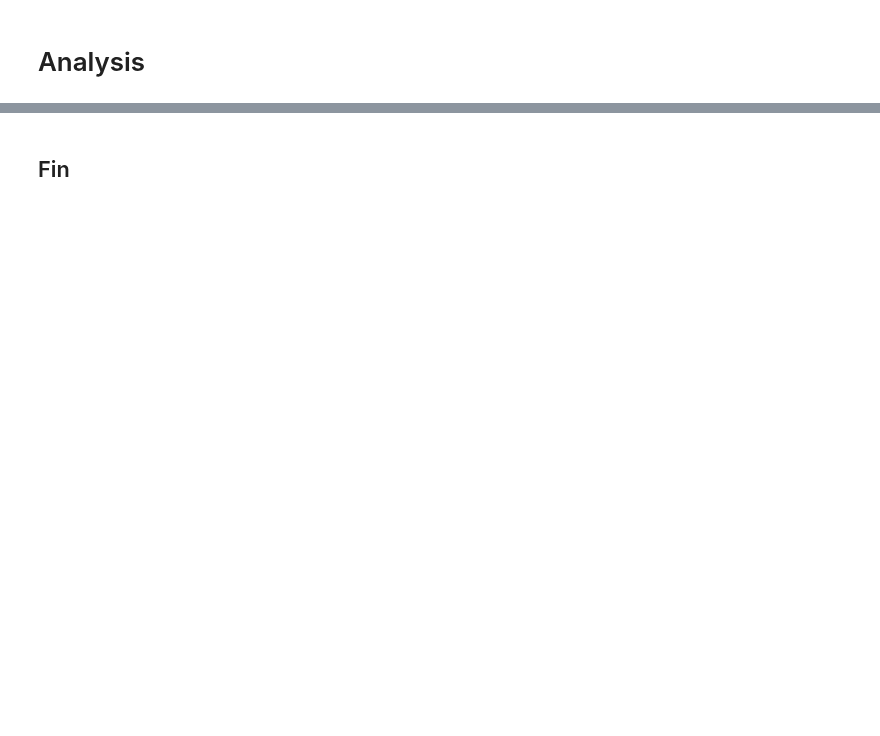
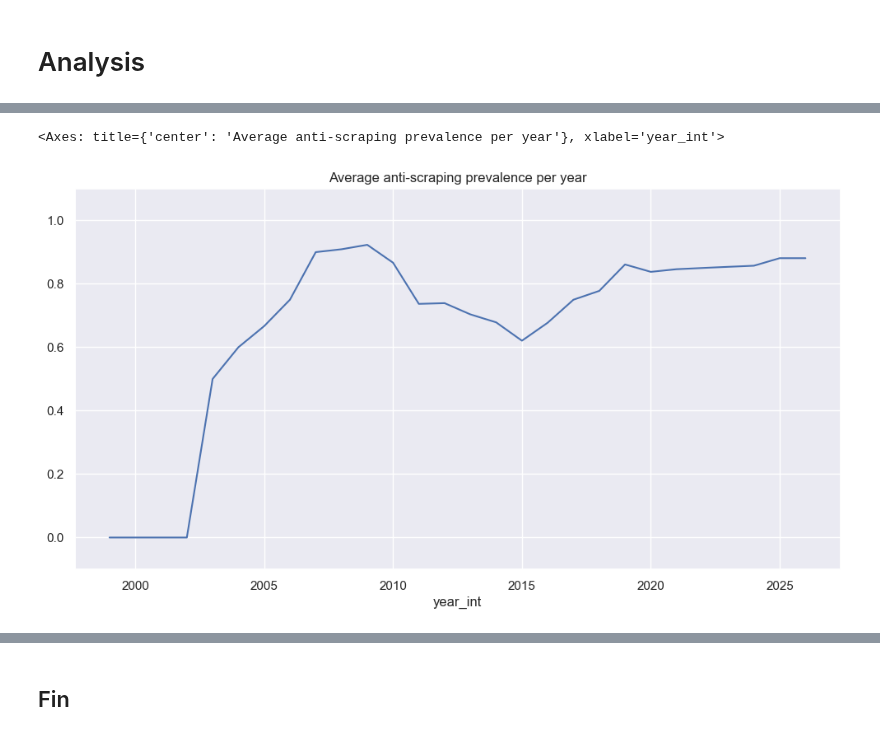
Before and after one commit to kasparvonbeelen/contracts, a Jupyter notebook: 2-5-classify-analyse_output.ipynb, the cells around one changed output, grey strips where cells are left out. Saved outputs shown, nothing was run; the diff lists cells and outputs as text; code cells hidden in the pictures; blank space fills up the shorter version.

```diff
--- a/2-5-classify-analyse_output.ipynb
+++ b/2-5-classify-analyse_output.ipynb
@@ -51,0 +77,5 @@ sns.heatmap(data_replaced,cbar=False, cmap='YlGnBu', linewidths=.5, linecolor='g
+# %%
+data_replaced.apply(lambda x: x.replace(-1, np.nan)).mean(axis=0, skipna=True).plot(figsize=(12,6), ylim=(-0.1,1.1), title=f'Average {clause_type} prevalence per year')
+# %% [output]
+<Axes: title={'center': 'Average anti-scraping prevalence per year'}, xlabel='year_int'>
+[figure, added]
```
Also changed, not shown: parts of 16 cells of this notebook, 9 other files.
